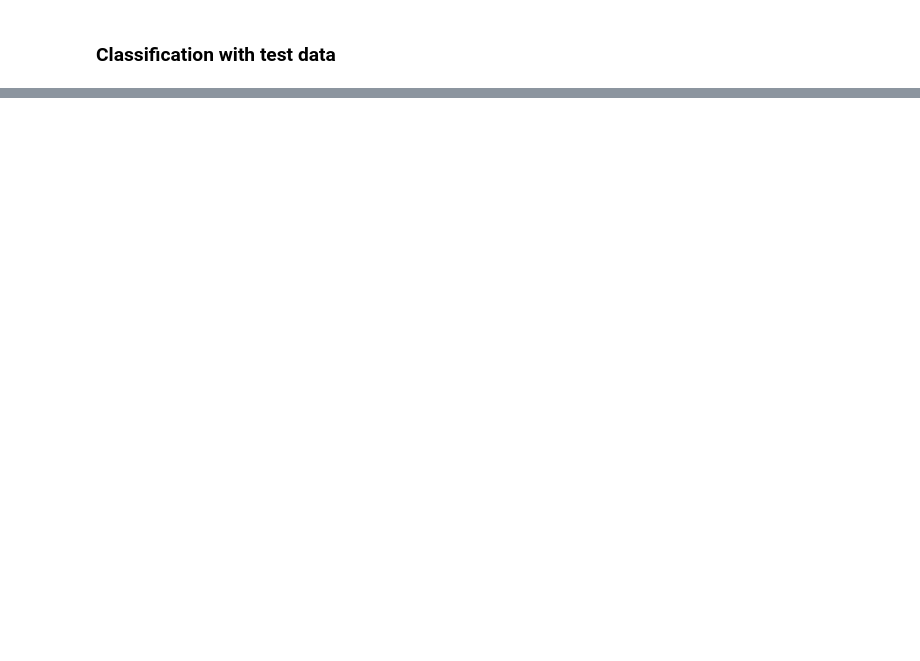
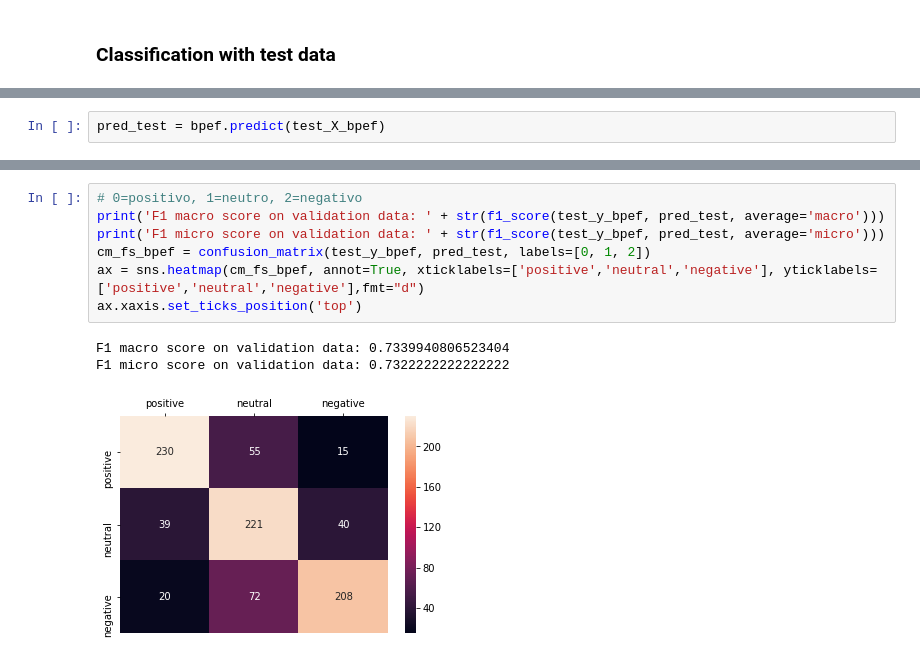
Before and after one commit to elRava/master_thesis_sentiment_analysis, a Jupyter notebook: src/Classification_Tests_Twitter.ipynb, the cells around one changed output, grey strips where cells are left out. Cells and saved outputs as stored; diff of their text form; blank space fills up the shorter version.

```diff
--- a/src/Classification_Tests_Twitter.ipynb
+++ b/src/Classification_Tests_Twitter.ipynb
@@ -1097,0 +1121,2 @@ print(valid_X_bpef[err_neg_pos[3]])
+# %%
+pred_test = bpef.predict(test_X_bpef)
@@ -1097,0 +1141,11 @@ print(valid_X_bpef[err_neg_pos[3]])
+# %%
+# 0=positivo, 1=neutro, 2=negativo
+print('F1 macro score on validation data: ' + str(f1_score(test_y_bpef, pred_test, average='macro')))
+print('F1 micro score on validation data: ' + str(f1_score(test_y_bpef, pred_test, average='micro')))
+cm_fs_bpef = confusion_matrix(test_y_bpef, pred_test, labels=[0, 1, 2])
+ax = sns.heatmap(cm_fs_bpef, annot=True, xticklabels=['positive','neutral','negative'], yticklabels=['positive','neutral','negative'],fmt="d")
+ax.xaxis.set_ticks_position('top')
+# %% [output]
+F1 macro score on validation data: 0.7339940806523404
+F1 micro score on validation data: 0.7322222222222222
+[figure, added]
```
Also changed, not shown: parts of 28 cells of this notebook, 17 other files.
